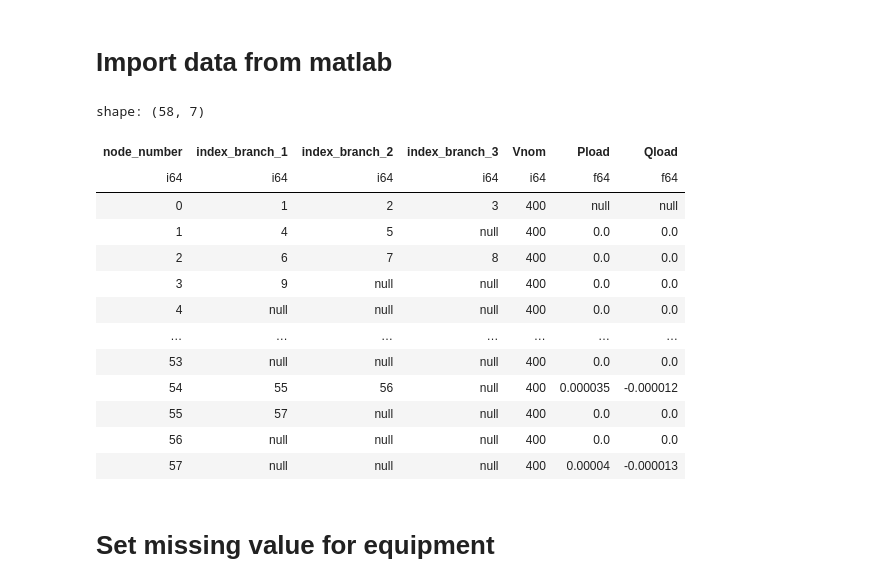
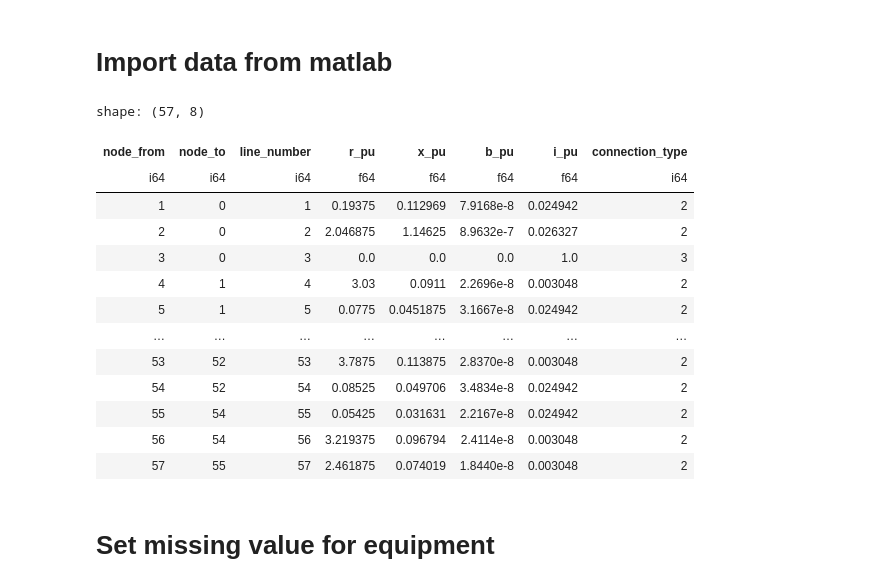
Before and after one commit to heig-vd-ie/distflow-state-estimation, a Jupyter notebook: scrips/recursive_fuction.ipynb, the cells around one changed output. Drawn from its saved outputs; the diff is of its cells as text; code cells hidden in the pictures.

```diff
--- a/scrips/recursive_fuction.ipynb
+++ b/scrips/recursive_fuction.ipynb
@@ -55,50 +55,47 @@ file_names: dict[str, str] = json.load(open(settings.INPUT_FILE_NAMES))
 # %%
 parameter_distflow: pl.DataFrame = pl.read_csv(file_names["Distflow_parameter"])
 nodedata_distflow: pl.DataFrame = pl.read_csv(file_names["Distflow_node_data"])
 powerdata_distflow: pl.DataFrame = pl.read_csv(file_names["Distflow_Power_data"])
 linedata_distflow: pl.DataFrame = pl.read_csv(file_names["Distflow_Line_data"])
 result_distflow: pl.DataFrame = pl.read_csv(file_names["Distflow_result"])
 # nodedata_distflow = nodedata_distflow.with_columns(c("Snom").cast(pl.Int8))
 # # To have base value (need lenght of line), not from matlab !
 # line_data_from_input_file: pl.DataFrame = pl.read_excel(
 #     file_names["Line_Data_From_Input_File"]
 # )
 
 # Add node number to power data
 powerdata_distflow = powerdata_distflow.with_row_index(
     "node_number", offset=1
 )  # offset=1 because slack bus is 0 and no power on it
 powerdata_distflow = powerdata_distflow.with_columns(c("node_number").cast(pl.Int64))
 # Create a topology dataframe with basic topology information
 
 df_topology = nodedata_distflow.select(
     c("index").alias("node_number"),
-    c("indexLines_1").alias("index_branch_1"),
-    c("indexLines_2").alias("index_branch_2"),
-    c("indexLines_3").alias("index_branch_3"),
     c("Vnom"),
 )
 
 # Add the power data to the topology dataframe with node as key
 df_topology = df_topology.join(
     powerdata_distflow, on="node_number", how="full", coalesce=True
 )
-df_topology
+linedata_distflow
 # %% [output]
-shape: (58, 7)
+shape: (57, 8)
-| node_number | index_branch_1 | index_branch_2 | index_branch_3 | Vnom | Pload | Qload |
-| i64 | i64 | i64 | i64 | i64 | f64 | f64 |
-| 0 | 1 | 2 | 3 | 400 | null | null |
-| 1 | 4 | 5 | null | 400 | 0.0 | 0.0 |
-| 2 | 6 | 7 | 8 | 400 | 0.0 | 0.0 |
-| 3 | 9 | null | null | 400 | 0.0 | 0.0 |
-| 4 | null | null | null | 400 | 0.0 | 0.0 |
-| … | … | … | … | … | … | … |
-| 53 | null | null | null | 400 | 0.0 | 0.0 |
-| 54 | 55 | 56 | null | 400 | 0.000035 | -0.000012 |
-| 55 | 57 | null | null | 400 | 0.0 | 0.0 |
-| 56 | null | null | null | 400 | 0.0 | 0.0 |
-| 57 | null | null | null | 400 | 0.00004 | -0.000013 |
+| node_from | node_to | line_number | r_pu | x_pu | b_pu | i_pu | connection_type |
+| i64 | i64 | i64 | f64 | f64 | f64 | f64 | i64 |
+| 1 | 0 | 1 | 0.19375 | 0.112969 | 7.9168e-8 | 0.024942 | 2 |
+| 2 | 0 | 2 | 2.046875 | 1.14625 | 8.9632e-7 | 0.026327 | 2 |
+| 3 | 0 | 3 | 0.0 | 0.0 | 0.0 | 1.0 | 3 |
+| 4 | 1 | 4 | 3.03 | 0.0911 | 2.2696e-8 | 0.003048 | 2 |
+| 5 | 1 | 5 | 0.0775 | 0.0451875 | 3.1667e-8 | 0.024942 | 2 |
+| … | … | … | … | … | … | … | … |
+| 53 | 52 | 53 | 3.7875 | 0.113875 | 2.8370e-8 | 0.003048 | 2 |
+| 54 | 52 | 54 | 0.08525 | 0.049706 | 3.4834e-8 | 0.024942 | 2 |
+| 55 | 54 | 55 | 0.05425 | 0.031631 | 2.2167e-8 | 0.024942 | 2 |
+| 56 | 54 | 56 | 3.219375 | 0.096794 | 2.4114e-8 | 0.003048 | 2 |
+| 57 | 55 | 57 | 2.461875 | 0.074019 | 1.8440e-8 | 0.003048 | 2 |
 # %% [markdown]
 # Set missing value for equipment
 # %%
```
Also changed, not shown: parts of 16 cells of this notebook.
